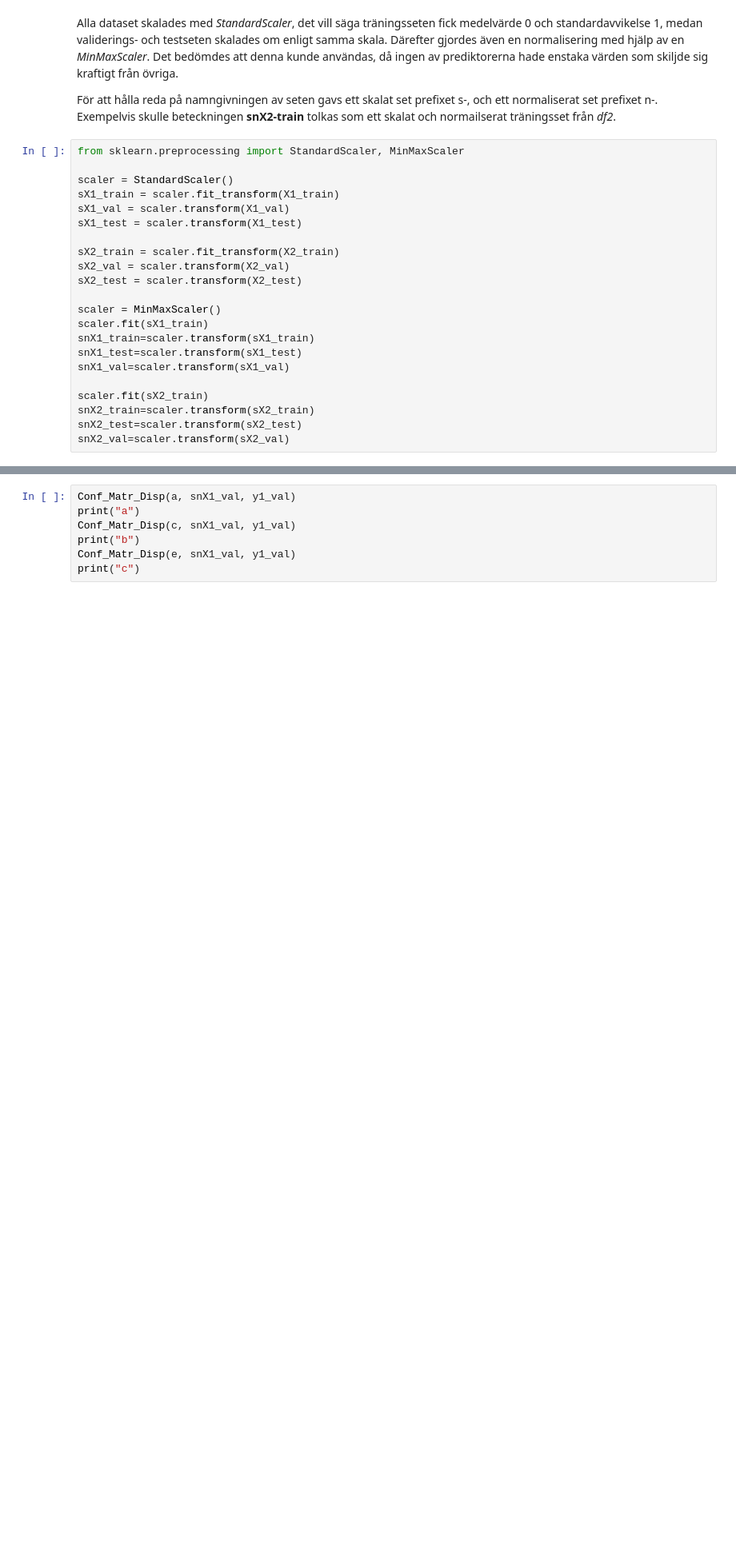
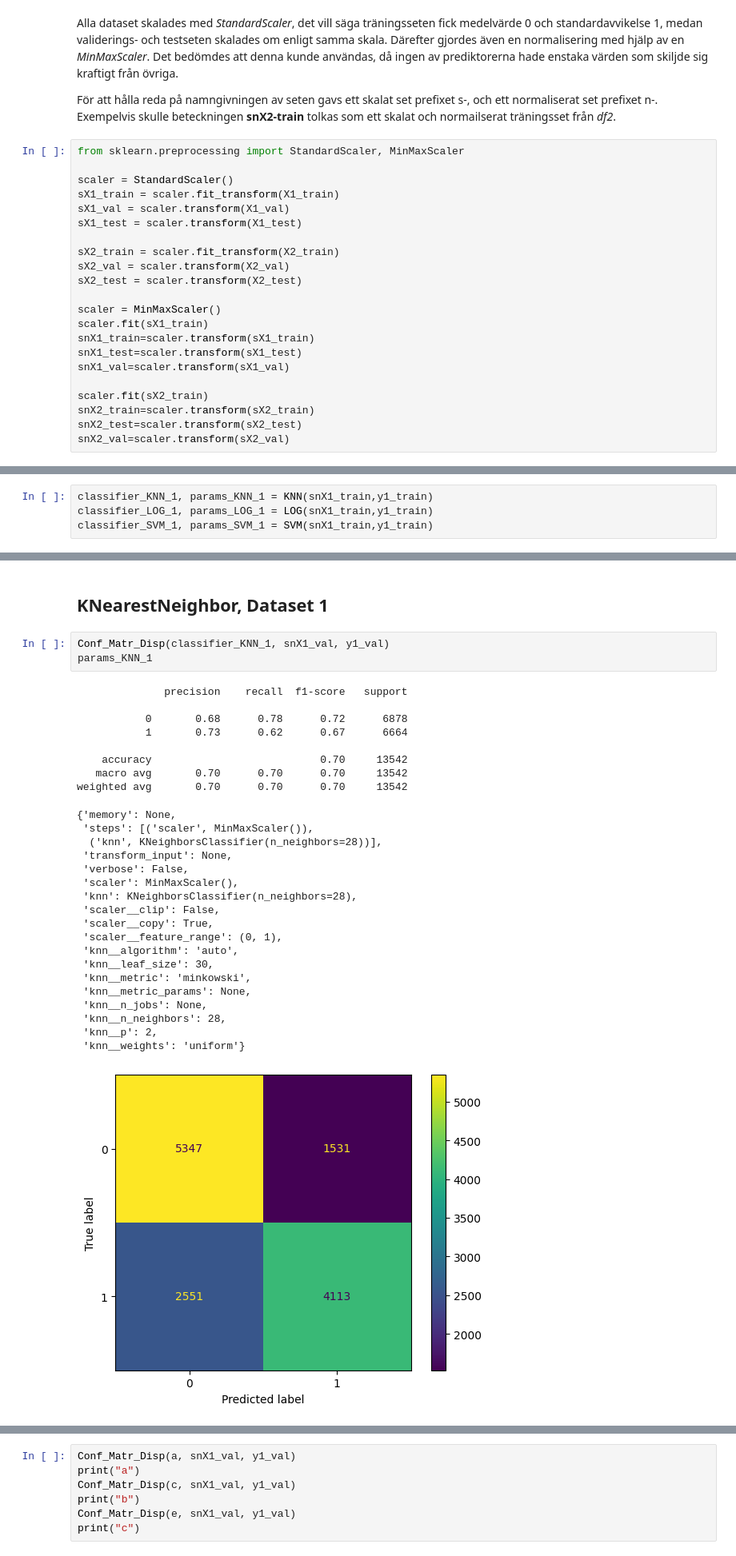
Before and after one commit to bearwinterfirth/medical, a Jupyter notebook: disease_prediction_6.ipynb, the cells around one changed output, grey strips where cells are left out. Shown at 80% size. Cells and saved outputs as stored; diff of their text form; blank space fills up the shorter version.

```diff
--- a/disease_prediction_6.ipynb
+++ b/disease_prediction_6.ipynb
@@ -112,0 +108,4 @@ NameError: name 'snX2_train' is not defined
+# %%
+classifier_KNN_1, params_KNN_1 = KNN(snX1_train,y1_train)
+classifier_LOG_1, params_LOG_1 = LOG(snX1_train,y1_train)
+classifier_SVM_1, params_SVM_1 = SVM(snX1_train,y1_train)
@@ -112,0 +166,33 @@ NameError: name 'snX2_train' is not defined
+# %% [markdown]
+## KNearestNeighbor, Dataset 1
+# %%
+Conf_Matr_Disp(classifier_KNN_1, snX1_val, y1_val)
+params_KNN_1
+# %% [output]
+              precision    recall  f1-score   support
+
+           0       0.68      0.78      0.72      6878
+           1       0.73      0.62      0.67      6664
+
+    accuracy                           0.70     13542
+   macro avg       0.70      0.70      0.70     13542
+weighted avg       0.70      0.70      0.70     13542
+{'memory': None,
+ 'steps': [('scaler', MinMaxScaler()),
+  ('knn', KNeighborsClassifier(n_neighbors=28))],
+ 'transform_input': None,
+ 'verbose': False,
+ 'scaler': MinMaxScaler(),
+ 'knn': KNeighborsClassifier(n_neighbors=28),
+ 'scaler__clip': False,
+ 'scaler__copy': True,
+ 'scaler__feature_range': (0, 1),
+ 'knn__algorithm': 'auto',
+ 'knn__leaf_size': 30,
+ 'knn__metric': 'minkowski',
+ 'knn__metric_params': None,
+ 'knn__n_jobs': None,
+ 'knn__n_neighbors': 28,
+ 'knn__p': 2,
+ 'knn__weights': 'uniform'}
+[figure, added]
```
Also changed, not shown: parts of 20 cells of this notebook.
